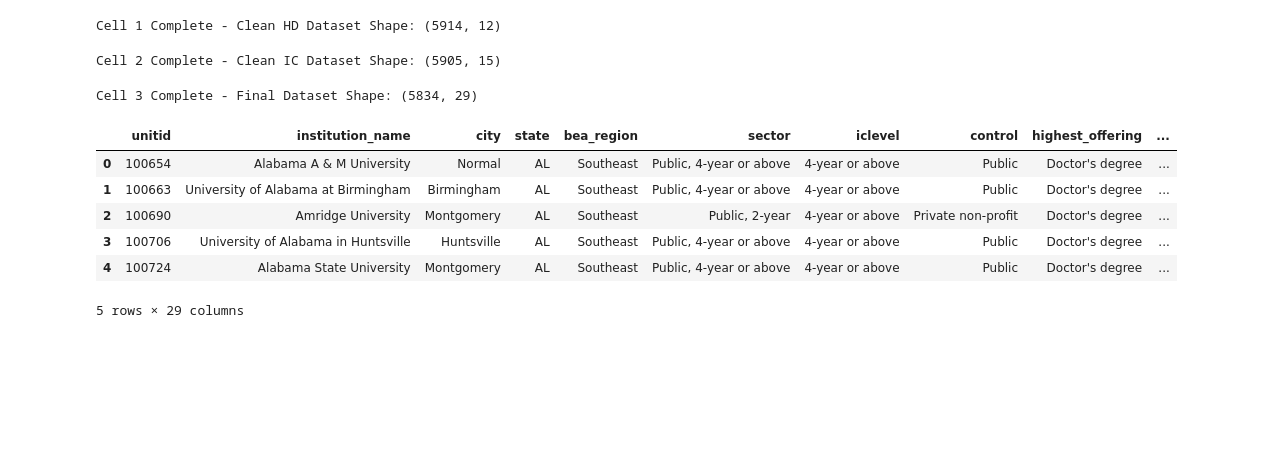
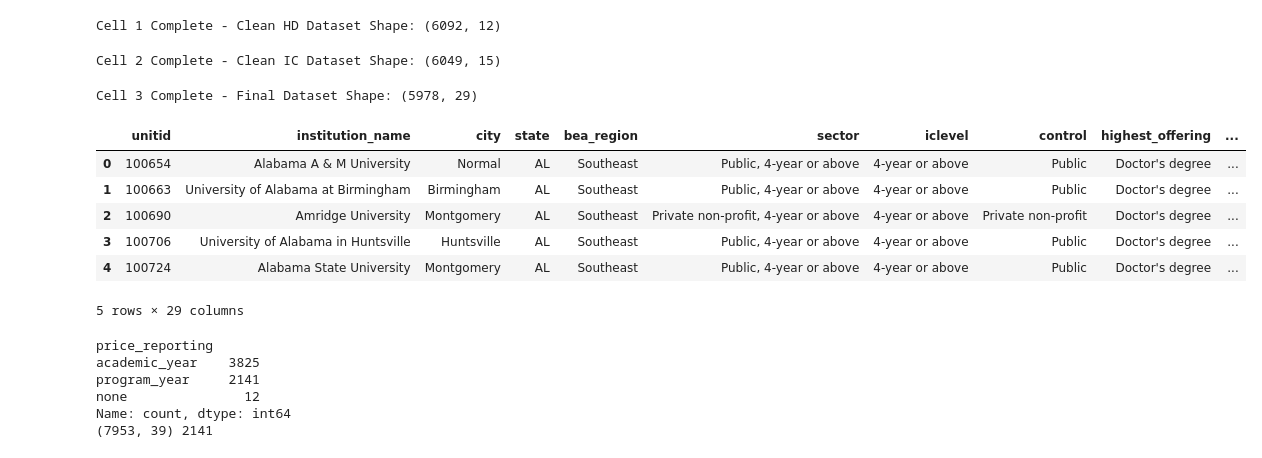
Before and after one commit to Break-Through-Tech/Sage-Road-Solutions-1A-workforce-pell-opportunity-score, a Jupyter notebook: notebooks/individual/IPEDS/IPEDS_data_cleaning.ipynb, the cells around one changed output. Cells and saved outputs as stored; diff of their text form; code cells hidden in the pictures; blank space fills up the shorter version.

Commit message:
IPEDS files changed from 2025 to 2023, added program and academic year charges

```diff
--- a/notebooks/individual/IPEDS/IPEDS_data_cleaning.ipynb
+++ b/notebooks/individual/IPEDS/IPEDS_data_cleaning.ipynb
@@ -7,7 +7,7 @@ import pandas as pd
 import pandas as pd
 import numpy as np
 
-df_hd = pd.read_csv("ipeds_institution_directory_2025.csv")
+df_hd = pd.read_csv("../../../data/raw/IPEDS/IPEDS_institutional_directory_2023.csv")
 
 target_columns_map = {
     "UNITID": "unitid",
@@ -59,14 +59,15 @@ df_hd_clean["bea_region"] = df_hd_clean["bea_region"].map(bea_map)
 
 # Sector Mapping (9 active operational categories)
 sector_map = {
+    0: "Administrative unit",
     1: "Public, 4-year or above",
-    2: "Public, 2-year",
-    3: "Public, less-than-2-year",
-    4: "Private non-profit, 4-year or above",
+    2: "Private non-profit, 4-year or above",
+    3: "Private for-profit, 4-year or above",
+    4: "Public, 2-year",
     5: "Private non-profit, 2-year",
-    6: "Private non-profit, less-than-2-year",
-    7: "Private for-profit, 4-year or above",
-    8: "Private for-profit, 2-year",
+    6: "Private for-profit, 2-year",
+    7: "Public, less-than-2-year",
+    8: "Private non-profit, less-than-2-year",
     9: "Private for-profit, less-than-2-year"
 }
 df_hd_clean["sector"] = df_hd_clean["sector"].map(sector_map)
@@ -102,13 +103,13 @@ hloffer_map = {
 df_hd_clean["highest_offering"] = df_hd_clean["highest_offering"].map(hloffer_map)
 
 # Save HD dataset
-df_hd_clean.to_csv("ipeds_clean_hd.csv", index=False)
+#df_hd_clean.to_csv("ipeds_clean_hd.csv", index=False)
 print(f"Cell 1 Complete - Clean HD Dataset Shape: {df_hd_clean.shape}")
 # %% [output]
-Cell 1 Complete - Clean HD Dataset Shape: (5914, 12)
+Cell 1 Complete - Clean HD Dataset Shape: (6092, 12)
 # %%
 # Institutional Characteristics (IC) Cleaning
-df_ic = pd.read_csv("ipeds_institution_characteristics_2025.csv")
+df_ic = pd.read_csv("../../../data/raw/IPEDS/IPEDS_institutional_characteristics_2023.csv")
 
 ic_columns_map = {
     "UNITID": "unitid",
@@ -145,43 +146,44 @@ for col in indicator_cols:
     df_ic_clean[col] = df_ic_clean[col].apply(lambda x: 1 if x == 1 else 0)
 
 # Save IC dataset
-df_ic_clean.to_csv("ipeds_clean_ic.csv", index=False)
+#df_ic_clean.to_csv("ipeds_clean_ic.csv", index=False)
 print(f"Cell 2 Complete - Clean IC Dataset Shape: {df_ic_clean.shape}")
 # %% [output]
-Cell 2 Complete - Clean IC Dataset Shape: (5905, 15)
+Cell 2 Complete - Clean IC Dataset Shape: (6049, 15)
 # %%
 # Merging & Workforce Feature Creation
 
 # 1. Merge HD and IC on unitid
 df_merged = pd.merge(df_hd_clean, df_ic_clean, on="unitid", how="inner")
 
 # Feature A: Sub-baccalaureate institution flag (2-year or less-than-2-year)
 df_merged["is_sub_baccalaureate"] = df_merged["iclevel"].isin(["2-year", "Less than 2-year"]).astype(int)
 
 # Feature B: Short-term occupational certificate provider flag
 cert_cols = [c for c in ["offers_cert_under_12wks", "offers_cert_12to52wks"] if c in df_merged.columns]
 if cert_cols:
     df_merged["is_short_term_cert_provider"] = (df_merged[cert_cols].sum(axis=1) > 0).astype(int)
 else:
     df_merged["is_short_term_cert_provider"] = 0
 
 # Feature C: Comprehensive career & employment support flag
 if "provides_job_placement" in df_merged.columns and "provides_employment_services" in df_merged.columns:
     df_merged["has_career_support_infrastructure"] = (
         (df_merged["provides_job_placement"] == 1) &
         (df_merged["provides_employment_services"] == 1)
     ).astype(int)
 
-df_merged.to_csv("ipeds_workforce_pell_dataset.csv", index=False)
+# 4. Save the updated df_merged back to your processed folder
+df_merged.to_csv("../../../data/processed/IPEDS/IPEDS_dataset_cleaned.csv", index=False)
 
 print(f"Cell 3 Complete - Final Dataset Shape: {df_merged.shape}")
 df_merged.head()
 # %% [output]
-Cell 3 Complete - Final Dataset Shape: (5834, 29)
+Cell 3 Complete - Final Dataset Shape: (5978, 29)
 |  | unitid | institution_name | city | state | bea_region | sector | iclevel | control | highest_offering | ... |
 | 0 | 100654 | Alabama A & M University | Normal | AL | Southeast | Public, 4-year or above | 4-year or above | Public | Doctor's degree | ... |
 | 1 | 100663 | University of Alabama at Birmingham | Birmingham | AL | Southeast | Public, 4-year or above | 4-year or above | Public | Doctor's degree | ... |
-| 2 | 100690 | Amridge University | Montgomery | AL | Southeast | Public, 2-year | 4-year or above | Private non-profit | Doctor's degree | ... |
+| 2 | 100690 | Amridge University | Montgomery | AL | Southeast | Private non-profit, 4-year or above | 4-year or above | Private non-profit | Doctor's degree | ... |
 | 3 | 100706 | University of Alabama in Huntsville | Huntsville | AL | Southeast | Public, 4-year or above | 4-year or above | Public | Doctor's degree | ... |
 | 4 | 100724 | Alabama State University | Montgomery | AL | Southeast | Public, 4-year or above | 4-year or above | Public | Doctor's degree | ... |
 5 rows × 29 columns
@@ -187,0 +254,19 @@ Cell 3 Complete - Final Dataset Shape: (5834, 29)
+# %%
+inst = (df_merged.merge(ay_sel, on="unitid", how="left", validate="1:1")
+                 .merge(py_inst, on="unitid", how="left", validate="1:1"))
+inst["price_reporting"] = np.select(
+    [inst.unitid.isin(ay.unitid), inst.unitid.isin(py.unitid)],
+    ["academic_year", "program_year"], default="none")
+
+prog_df = prog.merge(df_merged, on="unitid", how="left", validate="m:1")
+
+assert inst.unitid.is_unique and len(inst) == len(df_merged)
+print(inst.price_reporting.value_counts())
+print(prog_df.shape, prog_df.unitid.nunique())
+# %% [output]
+price_reporting
+academic_year    3825
+program_year     2141
+none               12
+Name: count, dtype: int64
+(7953, 39) 2141
```
Also changed, not shown: parts of 8 cells of this notebook, 5 other files.
